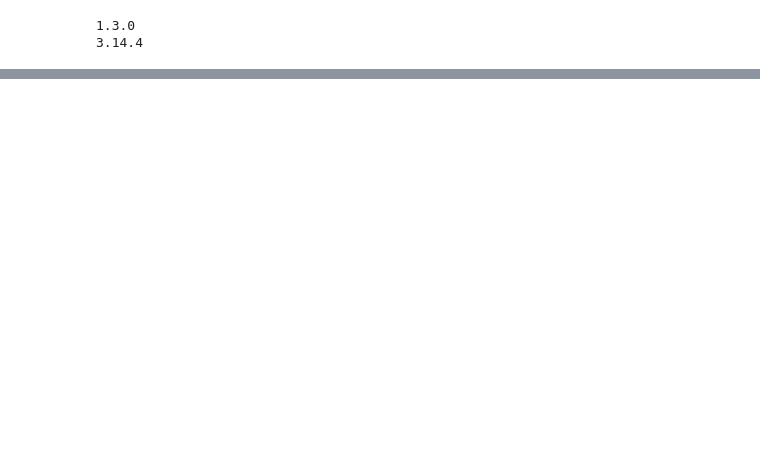
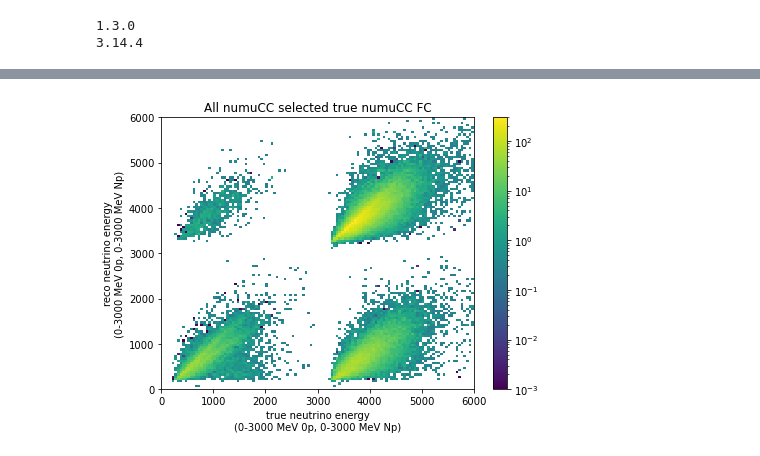
Before and after one commit to leehagaman/misc_python_code, a Jupyter notebook: eLEE_data_release/other_ipynbs/new_energy_resolutions.ipynb, the cells around one changed output, grey strips where cells are left out. Drawn from its saved outputs; the diff is of its cells as text; code cells hidden in the pictures; blank space fills up the shorter version.

```diff
--- a/eLEE_data_release/other_ipynbs/new_energy_resolutions.ipynb
+++ b/eLEE_data_release/other_ipynbs/new_energy_resolutions.ipynb
@@ -768,0 +873,85 @@ plt.show()
+# %%
+b = (60, 60)
+r = ((0, 3000), (0, 3000))
+
+res_true_0p_reco_0p_FC_raw, xedges_, yedges_ = np.histogram2d(numu_true_0p_reco_0p_FC_df["truth_nuEnergy"].to_numpy(), numu_true_0p_reco_0p_FC_df["kine_reco_Enu"].to_numpy(),
+                                                     weights=numu_true_0p_reco_0p_FC_df["net_weight"].to_numpy(), bins=b, range=r)
+res_true_0p_reco_Np_FC_raw, xedges_, yedges_ = np.histogram2d(numu_true_0p_reco_Np_FC_df["truth_nuEnergy"].to_numpy(), numu_true_0p_reco_Np_FC_df["kine_reco_Enu"].to_numpy(),
+                                                     weights=numu_true_0p_reco_Np_FC_df["net_weight"].to_numpy(), bins=b, range=r)
+res_true_Np_reco_0p_FC_raw, xedges_, yedges_ = np.histogram2d(numu_true_Np_reco_0p_FC_df["truth_nuEnergy"].to_numpy(), numu_true_Np_reco_0p_FC_df["kine_reco_Enu"].to_numpy(),
+                                                     weights=numu_true_Np_reco_0p_FC_df["net_weight"].to_numpy(), bins=b, range=r)
+res_true_Np_reco_Np_FC_raw, xedges_, yedges_ = np.histogram2d(numu_true_Np_reco_Np_FC_df["truth_nuEnergy"].to_numpy(), numu_true_Np_reco_Np_FC_df["kine_reco_Enu"].to_numpy(),
+                                                     weights=numu_true_Np_reco_Np_FC_df["net_weight"].to_numpy(), bins=b, range=r)
+
+res_true_0p_reco_0p_PC_raw, xedges_, yedges_ = np.histogram2d(numu_true_0p_reco_0p_PC_df["truth_nuEnergy"].to_numpy(), numu_true_0p_reco_0p_PC_df["kine_reco_Enu"].to_numpy(),
+                                                     weights=numu_true_0p_reco_0p_PC_df["net_weight"].to_numpy(), bins=b, range=r)
+res_true_0p_reco_Np_PC_raw, xedges_, yedges_ = np.histogram2d(numu_true_0p_reco_Np_PC_df["truth_nuEnergy"].to_numpy(), numu_true_0p_reco_Np_PC_df["kine_reco_Enu"].to_numpy(),
+                                                     weights=numu_true_0p_reco_Np_PC_df["net_weight"].to_numpy(), bins=b, range=r)
+res_true_Np_reco_0p_PC_raw, xedges_, yedges_ = np.histogram2d(numu_true_Np_reco_0p_PC_df["truth_nuEnergy"].to_numpy(), numu_true_Np_reco_0p_PC_df["kine_reco_Enu"].to_numpy(),
+                                                     weights=numu_true_Np_reco_0p_PC_df["net_weight"].to_numpy(), bins=b, range=r)
+res_true_Np_reco_Np_PC_raw, xedges_, yedges_ = np.histogram2d(numu_true_Np_reco_Np_PC_df["truth_nuEnergy"].to_numpy(), numu_true_Np_reco_Np_PC_df["kine_reco_Enu"].to_numpy(),
+                                                     weights=numu_true_Np_reco_Np_PC_df["net_weight"].to_numpy(), bins=b, range=r)
+
+nueCC_FC_split_res = []
+nueCC_PC_split_res = []
+bin_centers_x = []
+bin_centers_y = []
+
+# true 0p reco 0p
+for i in range(60):
+    for j in range(60):
+        nueCC_FC_split_res.append(res_true_0p_reco_0p_FC_raw[i][j])
+        nueCC_PC_split_res.append(res_true_0p_reco_0p_PC_raw[i][j])
+        bin_centers_x.append((i + 0.5) / 60. * 3000.)
+        bin_centers_y.append((j + 0.5) / 60. * 3000.)
+
+# true 0p reco Np
+for i in range(60):
+    for j in range(60):
+        nueCC_FC_split_res.append(res_true_0p_reco_Np_FC_raw[i][j])
+        nueCC_PC_split_res.append(res_true_0p_reco_Np_PC_raw[i][j])
+        bin_centers_x.append((i + 0.5) / 60. * 3000.)
+        bin_centers_y.append(3000. + (j + 0.5) / 60. * 3000.)
+
+# true Np reco 0p
+for i in range(60):
+    for j in range(60):
+        nueCC_FC_split_res.append(res_true_Np_reco_0p_FC_raw[i][j])
+        nueCC_PC_split_res.append(res_true_Np_reco_0p_PC_raw[i][j])
+        bin_centers_x.append(3000. + (i + 0.5) / 60. * 3000.)
+        bin_centers_y.append((j + 0.5) / 60. * 3000.)
+
+# true Np reco Np
+for i in range(60):
+    for j in range(60):
+        nueCC_FC_split_res.append(res_true_Np_reco_Np_FC_raw[i][j])
+        nueCC_PC_split_res.append(res_true_Np_reco_Np_PC_raw[i][j])
+        bin_centers_x.append(3000. + (i + 0.5) / 60. * 3000.)
+        bin_centers_y.append(3000. + (j + 0.5) / 60. * 3000.)
+
+
+print(np.max(nueCC_FC_split_res), np.max(nueCC_PC_split_res))
+
+b = (120, 120)
+r = ((0, 6000), (0, 6000))
+
+mpl.rcParams.update({'font.size': 10})
+
+plt.figure(figsize=(7,5))
+plt.hist2d(bin_centers_x, bin_centers_y, bins=b, range=r, weights=nueCC_FC_split_res, norm=mpl.colors.LogNorm(1e-3, 300))
+plt.colorbar()
+plt.xlabel("true neutrino energy\n(0-3000 MeV 0p, 0-3000 MeV Np)")
+plt.ylabel("reco neutrino energy\n(0-3000 MeV 0p, 0-3000 MeV Np)")
+plt.title("All numuCC selected true numuCC FC")
+plt.savefig("plots/numu_FC_res.png", dpi=600)
+plt.show()
+
+plt.figure(figsize=(7,5))
+plt.hist2d(bin_centers_x, bin_centers_y, bins=b, range=r, weights=nueCC_PC_split_res, norm=mpl.colors.LogNorm(1e-3, 300))
+plt.colorbar()
+plt.xlabel("true neutrino energy\n(0-3000 MeV 0p, 0-3000 MeV Np)")
+plt.ylabel("reco neutrino energy\n(0-3000 MeV 0p, 0-3000 MeV Np)")
+plt.title("All numuCC selected true numuCC PC")
+plt.savefig("plots/numu_PC_res.png", dpi=600)
+plt.show()
+# %% [output]
@@ -768,0 +959 @@ plt.show()
+[figure, added]
```
Also changed, not shown: parts of 37 cells of this notebook, 2 other files.
